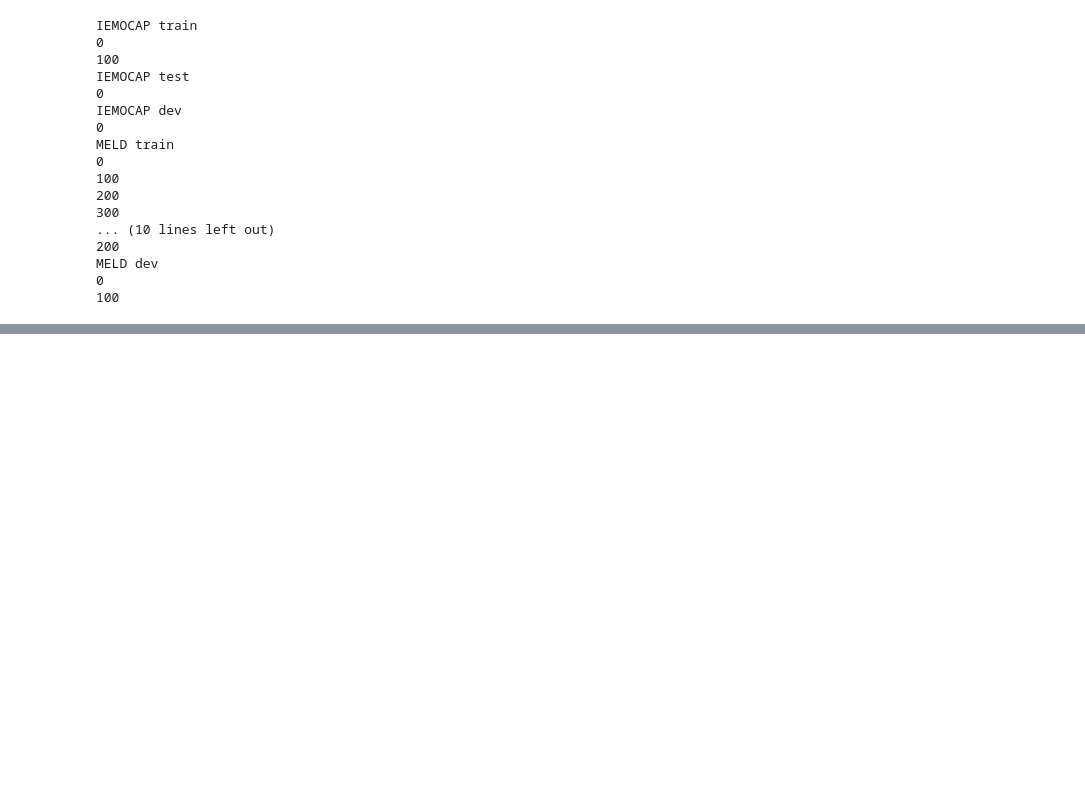
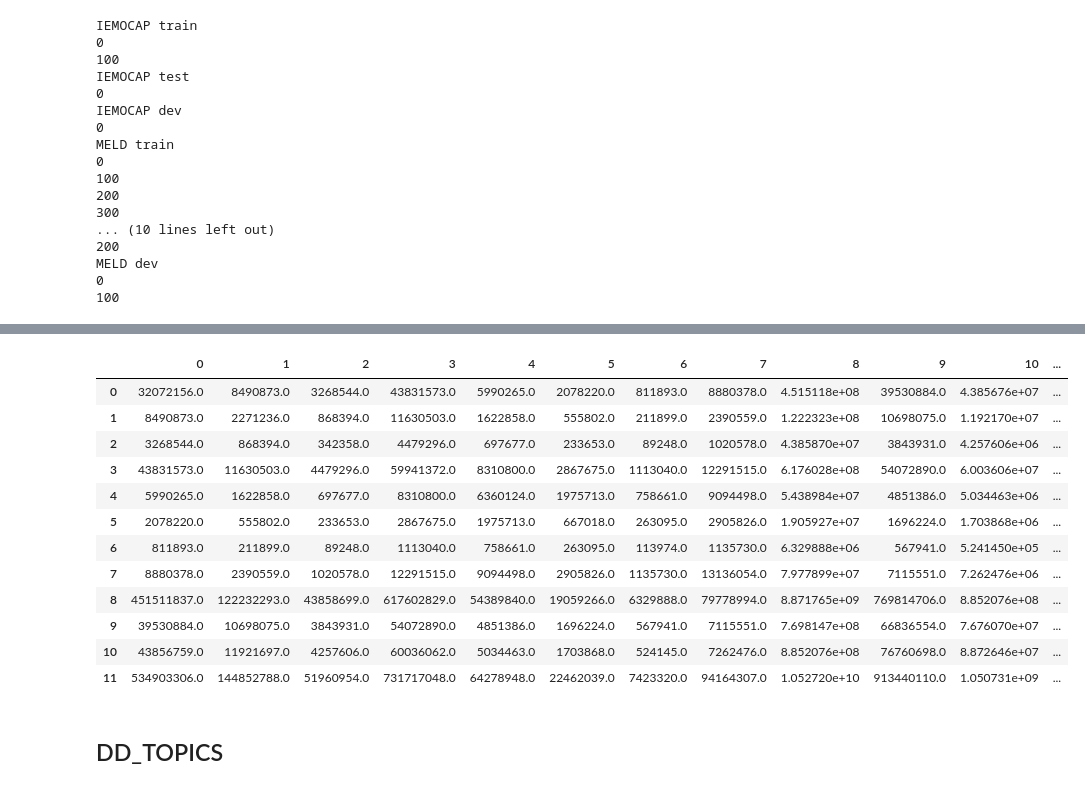
Before and after one commit to kakaeriol/NLP_DS_distance, a Jupyter notebook: 03_My_Graph_Structure.ipynb, the cells around one changed output, grey strips where cells are left out. Cells and saved outputs as stored; diff of their text form; code cells hidden in the pictures; blank space fills up the shorter version.

```diff
--- a/03_My_Graph_Structure.ipynb
+++ b/03_My_Graph_Structure.ipynb
@@ -195,7 +180,5 @@ MELD_raw.pkl
 # %%
-# for iraw in ["IEMOCAP", "MELD"]:
-for iraw in ["Daily_Dailog"]:
-
+for iraw in ["Daily_Dailog", "IEMOCAP", "MELD"]:
     data_raw = pd.read_pickle("data/{}_raw.pkl".format(iraw))
     edge_type_to_idx = {}
     if iraw == "MELD":
@@ -266,0 +257,24 @@ MELD dev
+# %%
+import torch
+graph_path = "/home/n/nguyenpk/CS6220/project/NLP_DS_distance/data/GRAPH/{}_{}_.pickle"
+emb_path = "/home/n/nguyenpk/CS6220/project/NLP_DS_distance/data/BERT_embed/{}_bert_embd.pickle"
+prepare_graph = {}
+
+for idtype in ["MELD", "IEMOCAP", "Daily_Dailog"]:
+    print(idtype)
+    map_label_all = {}
+    nlen = 0
+    G_total = nx.DiGraph()
+    for itype in ["train", "test", "dev"]:
+        print(itype)
+        ikey = "{}_{}".format(idtype, itype)
+        idata = pd.read_pickle(graph_path.format(idtype, itype))
+        graph = idata["G"]
+        label = idata["map_label"]
+        new_label = { i+nlen:label[i] for i in label.keys()}
+        map_label_all.update(new_label)
+        nlen =  nlen + len(label.keys())
+        prepare_graph[ikey] = (graph, label)
+        G_total = nx.disjoint_union(G_total, idata['G'])
+
+    prepare_graph["{}_all".format(idtype)] = (G_total, map_label_all)
@@ -266,0 +294,25 @@ MELD dev
+# %%
+Graphs = {}
+ikey_list = list(prepare_graph.keys())
+for i in range(len(prepare_graph)):
+    Graphs[i] = {}
+    Graphs[i]["Graph"] = prepare_graph[ikey_list[i]][0]
+    Graphs[i]["labels"] = prepare_graph[ikey_list[i]][1]
+# %%
+K_  = WL_General(Graphs, 3, use_label=1)
+# %%
+pd.DataFrame(K_[-1])
+# %% [output]
+|  | 0 | 1 | 2 | 3 | 4 | 5 | 6 | 7 | 8 | 9 | 10 | ... |
+| 0 | 32072156.0 | 8490873.0 | 3268544.0 | 43831573.0 | 5990265.0 | 2078220.0 | 811893.0 | 8880378.0 | 4.515118e+08 | 39530884.0 | 4.385676e+07 | ... |
+| 1 | 8490873.0 | 2271236.0 | 868394.0 | 11630503.0 | 1622858.0 | 555802.0 | 211899.0 | 2390559.0 | 1.222323e+08 | 10698075.0 | 1.192170e+07 | ... |
+| 2 | 3268544.0 | 868394.0 | 342358.0 | 4479296.0 | 697677.0 | 233653.0 | 89248.0 | 1020578.0 | 4.385870e+07 | 3843931.0 | 4.257606e+06 | ... |
+| 3 | 43831573.0 | 11630503.0 | 4479296.0 | 59941372.0 | 8310800.0 | 2867675.0 | 1113040.0 | 12291515.0 | 6.176028e+08 | 54072890.0 | 6.003606e+07 | ... |
+| 4 | 5990265.0 | 1622858.0 | 697677.0 | 8310800.0 | 6360124.0 | 1975713.0 | 758661.0 | 9094498.0 | 5.438984e+07 | 4851386.0 | 5.034463e+06 | ... |
+| 5 | 2078220.0 | 555802.0 | 233653.0 | 2867675.0 | 1975713.0 | 667018.0 | 263095.0 | 2905826.0 | 1.905927e+07 | 1696224.0 | 1.703868e+06 | ... |
+| 6 | 811893.0 | 211899.0 | 89248.0 | 1113040.0 | 758661.0 | 263095.0 | 113974.0 | 1135730.0 | 6.329888e+06 | 567941.0 | 5.241450e+05 | ... |
+| 7 | 8880378.0 | 2390559.0 | 1020578.0 | 12291515.0 | 9094498.0 | 2905826.0 | 1135730.0 | 13136054.0 | 7.977899e+07 | 7115551.0 | 7.262476e+06 | ... |
+| 8 | 451511837.0 | 122232293.0 | 43858699.0 | 617602829.0 | 54389840.0 | 19059266.0 | 6329888.0 | 79778994.0 | 8.871765e+09 | 769814706.0 | 8.852076e+08 | ... |
+| 9 | 39530884.0 | 10698075.0 | 3843931.0 | 54072890.0 | 4851386.0 | 1696224.0 | 567941.0 | 7115551.0 | 7.698147e+08 | 66836554.0 | 7.676070e+07 | ... |
+| 10 | 43856759.0 | 11921697.0 | 4257606.0 | 60036062.0 | 5034463.0 | 1703868.0 | 524145.0 | 7262476.0 | 8.852076e+08 | 76760698.0 | 8.872646e+07 | ... |
+| 11 | 534903306.0 | 144852788.0 | 51960954.0 | 731717048.0 | 64278948.0 | 22462039.0 | 7423320.0 | 94164307.0 | 1.052720e+10 | 913440110.0 | 1.050731e+09 | ... |
@@ -266,0 +332,2 @@ MELD dev
+# %% [markdown]
+## DD_TOPICS
```
Also changed, not shown: parts of 30 cells of this notebook, 3 other files.
